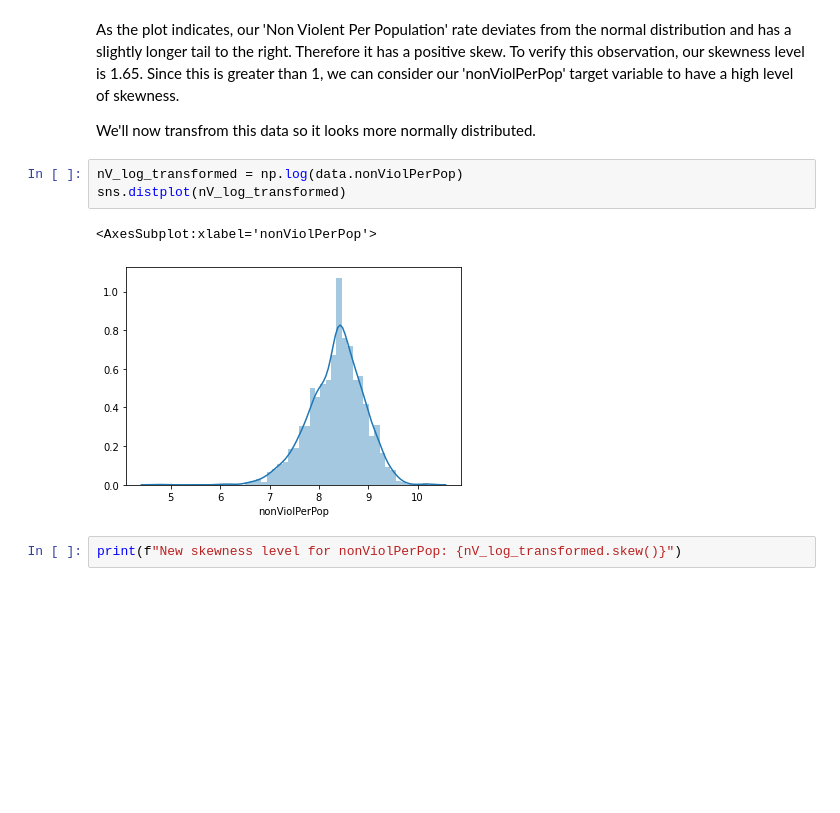
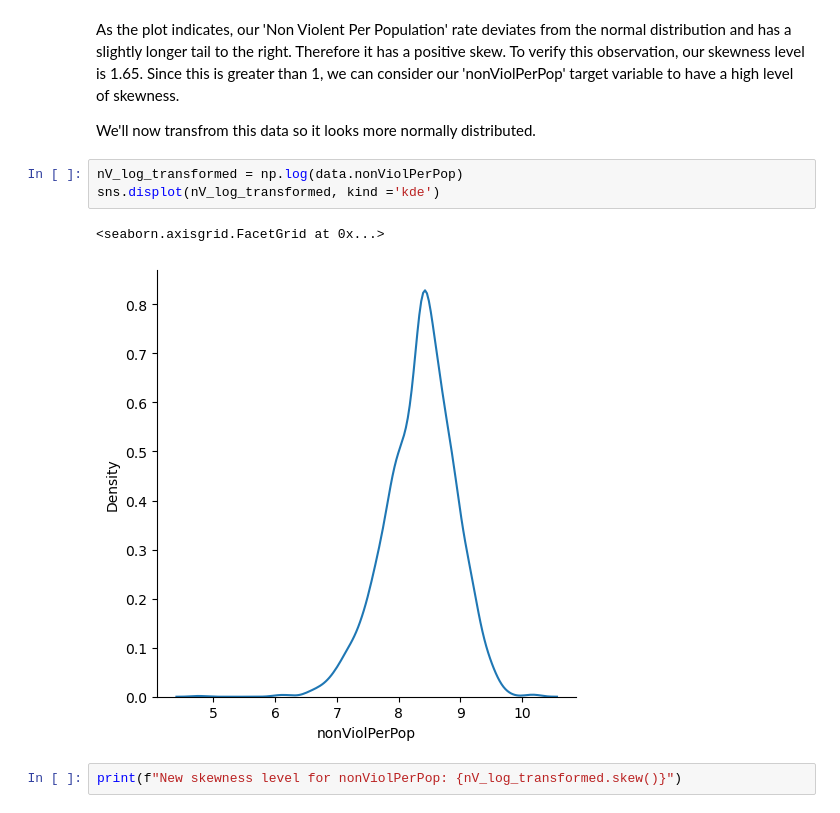
Before and after one commit to Kasheme/Data-Science, a Jupyter notebook: US-Crime-Communities/US Crime Notebook EDA.ipynb, the cells around one changed output. Cells and saved outputs as stored; diff of their text form; blank space fills up the shorter version.

```diff
--- a/US-Crime-Communities/US Crime Notebook EDA.ipynb
+++ b/US-Crime-Communities/US Crime Notebook EDA.ipynb
@@ -502,10 +524,10 @@ As the plot indicates, our 'Non Violent Per Population' rate deviates from the n
 We'll now transfrom this data so it looks more normally distributed.
 # %%
 nV_log_transformed = np.log(data.nonViolPerPop)
-sns.distplot(nV_log_transformed)
+sns.displot(nV_log_transformed, kind ='kde')
 # %% [output]
-<AxesSubplot:xlabel='nonViolPerPop'>
+<seaborn.axisgrid.FacetGrid at 0x...>
-[figure, old version]
+[figure, new version]
 # %%
 print(f"New skewness level for nonViolPerPop: {nV_log_transformed.skew()}")
 # %% [output]
```
Also changed, not shown: parts of 45 cells of this notebook.
